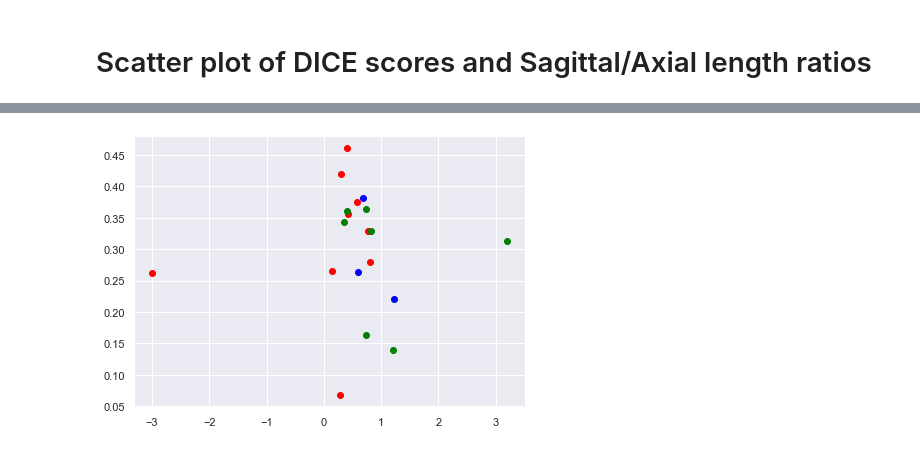
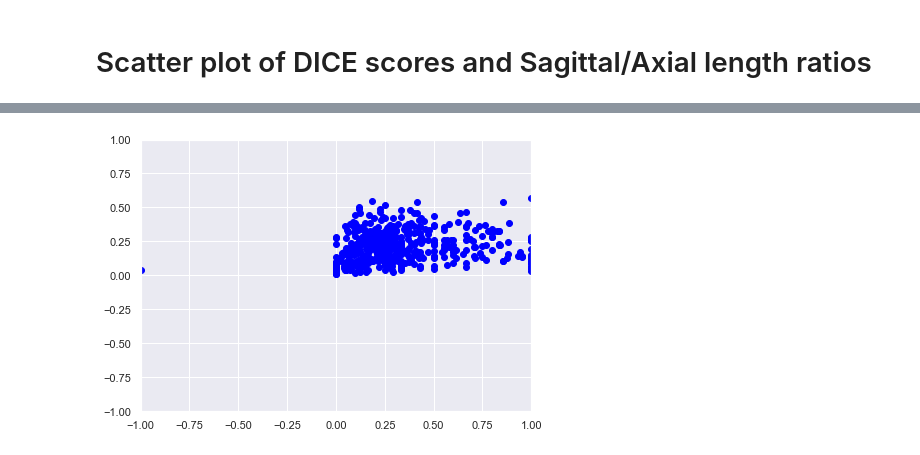
Before and after one commit to BioProteanLabs/Morphontogeny, a Jupyter notebook: morphontogeny/Jupyter/ABA/ABA_DICE.ipynb, the cells around one changed output, grey strips where cells are left out. Drawn from its saved outputs; the diff is of its cells as text; code cells hidden in the pictures.

```diff
--- a/morphontogeny/Jupyter/ABA/ABA_DICE.ipynb
+++ b/morphontogeny/Jupyter/ABA/ABA_DICE.ipynb
@@ -194,13 +122,13 @@ plt.rcParams["figure.figsize"] = (7,5)
 
 # Initiating the plots
 fig, ax = plt.subplots()
-worse_lists = scatter_DICE_orientation(worse_ids_list, labels_rc)
+worse_lists = DICE_length_function(worse_ids_list, labels_rc)
 ax.scatter(worse_lists[0], worse_lists[1], c = 'blue')
 
-converge_lists = scatter_DICE_orientation(converge_ids_list, labels_rc)
+converge_lists = DICE_length_function(converge_ids_list, labels_rc)
 ax.scatter(converge_lists[0], converge_lists[1], c = 'red')
 
-plateau_lists = scatter_DICE_orientation(plateau_ids_list, labels_rc)
+plateau_lists = DICE_length_function(plateau_ids_list, labels_rc)
 ax.scatter(plateau_lists[0], plateau_lists[1], c = 'green')
 
 # Setting the grid style
@@ -223,5 +151,33 @@ plt.show()
 
 # region_ids_list = [672, 463, 507, 6, 1022, 1009, 867, 976, 1031, 147, 374, 778, 632, 262, 728, 484682528, 718, 81, 1091, 1015]
 # scatter_DICE_orientation(region_ids_list, labels_rc)
-# %% [output]
-[figure, removed]
+# %%
+ant_file = '/data/bioprotean/RAG2/AVG/MWT_avg/to_allen/overlap/200um/allen_annot200.nii'
+ant_vec = nifti_to_array(ant_file)
+ant_list = list(np.unique(ant_vec))
+
+cluster_path = '/data/bioprotean/ABA/SFT/clusters/100features_594_clusters.npy'
+labels = np.load(cluster_path)
+indices_path = '/data/bioprotean/ABA/MEMMAP/genes_list/half_indices.npy'
+labels_rc = reconstruct_ABA(labels, indices_path)
+
+# Setting the figure size
+plt.rcParams["figure.figsize"] = (7,5)
+
+# Initiating the plots
+fig, ax = plt.subplots()
+
+total_list = DICE_length_function(ant_list, labels_rc)
+ax.scatter(total_list[0], total_list[1], c = 'blue')
+
+# Setting the grid style
+sns.set(style = "darkgrid")
+
+# Setting x and y limits
+plt.xlim([-1, 1])
+plt.ylim([-1, 1])
+
+# Visualizing
+plt.show()
+# %% [output]
+[figure, added]
```
Also changed, not shown: parts of 5 cells of this notebook, 3 other files.
